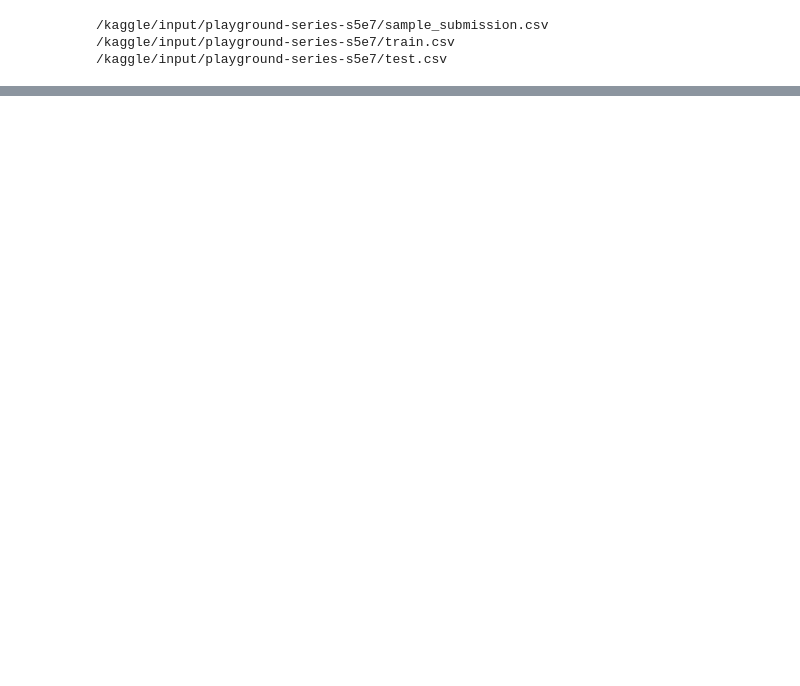
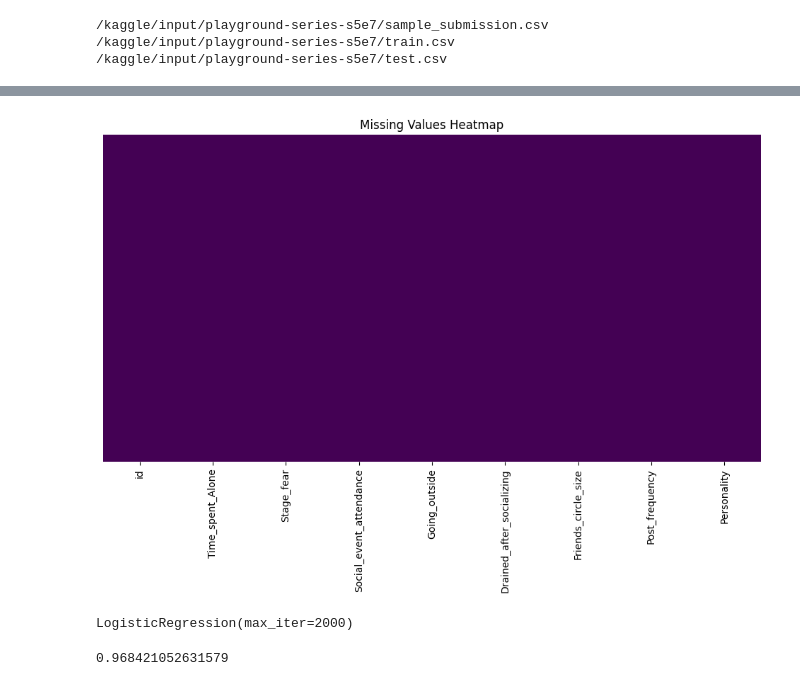
Before and after one commit to Satyam1Vishwakarma/Kaggle, a Jupyter notebook: introvert-extrovert.ipynb, the cells around one changed output, grey strips where cells are left out. Drawn from its saved outputs; the diff is of its cells as text; code cells hidden in the pictures; blank space fills up the shorter version.

Commit message:
Kaggle Notebook | introvert & extrovert | Version 3

```diff
--- a/introvert-extrovert.ipynb
+++ b/introvert-extrovert.ipynb
@@ -20,3 +20,6 @@ for dirname, _, filenames in os.walk('/kaggle/input'):
 /kaggle/input/playground-series-s5e7/sample_submission.csv
 /kaggle/input/playground-series-s5e7/train.csv
 /kaggle/input/playground-series-s5e7/test.csv
+# %%
+df=pd.read_csv("/kaggle/input/playground-series-s5e7/train.csv")
+df.head()
@@ -22,0 +33,17 @@ for dirname, _, filenames in os.walk('/kaggle/input'):
+# %%
+from sklearn.preprocessing import LabelEncoder
+
+encoder=LabelEncoder()
+
+encoded=encoder.fit_transform(df["Stage_fear"])
+df["Stage_fear"]=encoded
+
+encoder2=LabelEncoder()
+encoded2=encoder2.fit_transform(df["Drained_after_socializing"])
+df["Drained_after_socializing"]=encoded2
+
+encoder3=LabelEncoder()
+encoded3=encoder3.fit_transform(df["Personality"])
+df["Personality"]=encoded3
+
+df.head()
@@ -22,0 +57,16 @@ for dirname, _, filenames in os.walk('/kaggle/input'):
+# %%
+df["Time_spent_Alone"] = df["Time_spent_Alone"].fillna(df["Time_spent_Alone"].mean())
+df["Social_event_attendance"] = df["Social_event_attendance"].fillna(df["Social_event_attendance"].mean())
+df["Going_outside"] = df["Going_outside"].fillna(df["Going_outside"].mean())
+df["Friends_circle_size"] = df["Friends_circle_size"].fillna(df["Friends_circle_size"].mean())
+df["Post_frequency"] = df["Post_frequency"].fillna(df["Post_frequency"].mean())
+# %%
+import seaborn as sns
+import matplotlib.pyplot as plt
+
+plt.figure(figsize=(12, 6))
+sns.heatmap(df.isnull(), cbar=False, cmap="viridis", yticklabels=False)
+plt.title("Missing Values Heatmap")
+plt.show()
+# %% [output]
+[figure, added]
@@ -22,0 +80,12 @@ for dirname, _, filenames in os.walk('/kaggle/input'):
+# %%
+from sklearn.linear_model import LogisticRegression
+
+model=LogisticRegression(max_iter=2000)
+
+model.fit(X_train,y_train)
+# %% [output]
+LogisticRegression(max_iter=2000)
+# %%
+model.score(X_test,y_test)
+# %% [output]
+0.968421052631579
```
Also changed, not shown: parts of 14 cells of this notebook.
